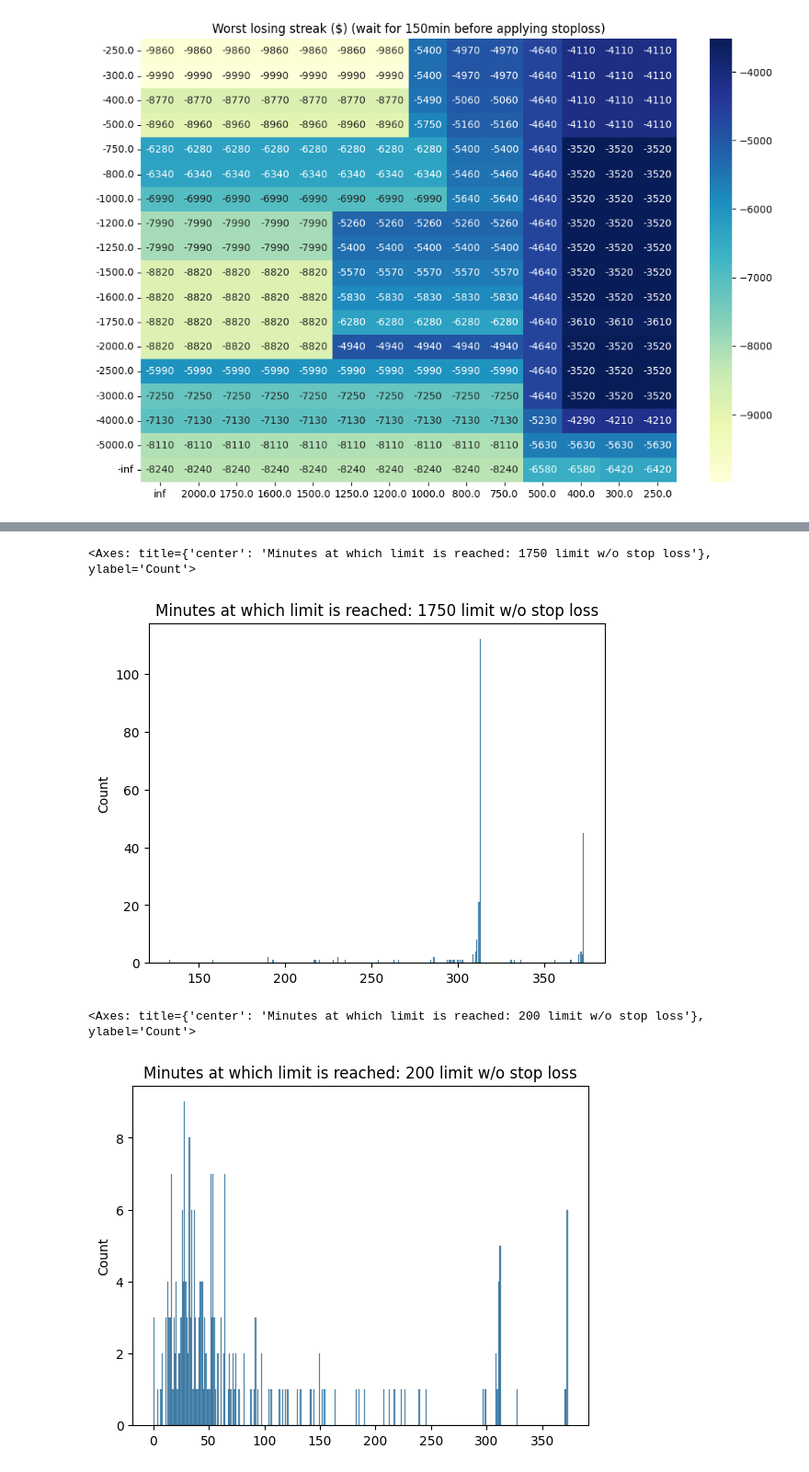
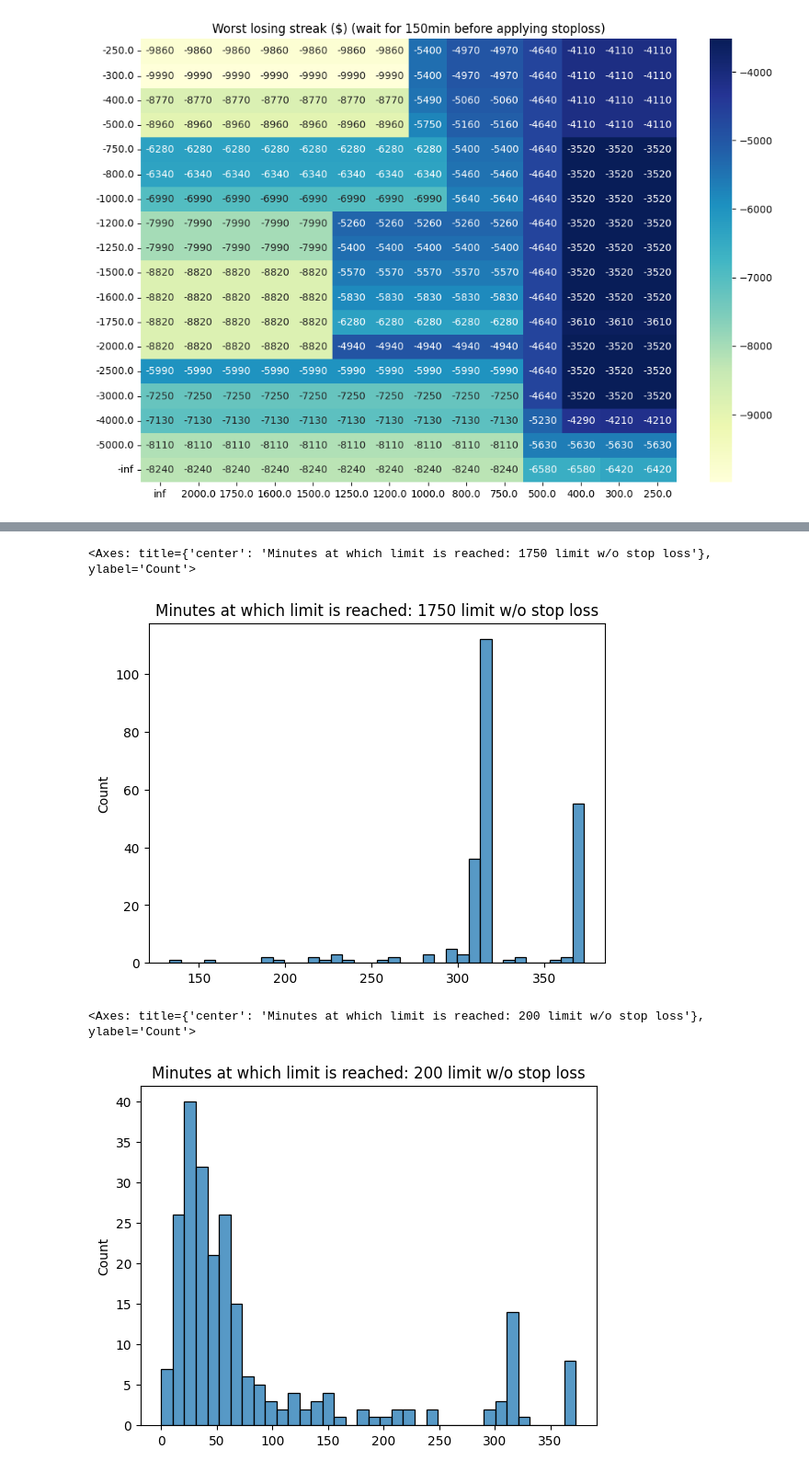
Before and after one commit to yalishanda42/stonksbot, a Jupyter notebook: options/backtest_analysis.ipynb, the cells around one changed output, grey strips where cells are left out. Shown at 92% size. Cells and saved outputs as stored; diff of their text form; code cells hidden in the pictures.

```diff
--- a/options/backtest_analysis.ipynb
+++ b/options/backtest_analysis.ipynb
@@ -544,22 +554,22 @@ limit_1750_reach_minute = np.array([
     for daily_movement in daily_movements
 ])
 
-sns.histplot(limit_1750_reach_minute, bins=350)
+sns.histplot(limit_1750_reach_minute, bins=36)
 # %% [output]
 <Axes: title={'center': 'Minutes at which limit is reached: 1750 limit w/o stop loss'}, ylabel='Count'>
-[figure, old version]
+[figure, new version]
 # %%
 plt.title("Minutes at which limit is reached: 200 limit w/o stop loss")
 
 limit_1750_reach_minute = np.array([
     strategy_limit_reach_minute(daily_movement, 200, -np.inf, WAIT_FOR_N_BEFORE_STOPLOSS, EXLUDE_LAST_N)
     for daily_movement in daily_movements
 ])
 
-sns.histplot(limit_1750_reach_minute, bins=350)
+sns.histplot(limit_1750_reach_minute, bins=36)
 # %% [output]
 <Axes: title={'center': 'Minutes at which limit is reached: 200 limit w/o stop loss'}, ylabel='Count'>
-[figure, old version]
+[figure, new version]
 # %%
 plt.title("Minutes at which limit is reached: 400 limit w/o stop loss")
 
```
Also changed, not shown: parts of 6 cells of this notebook.
